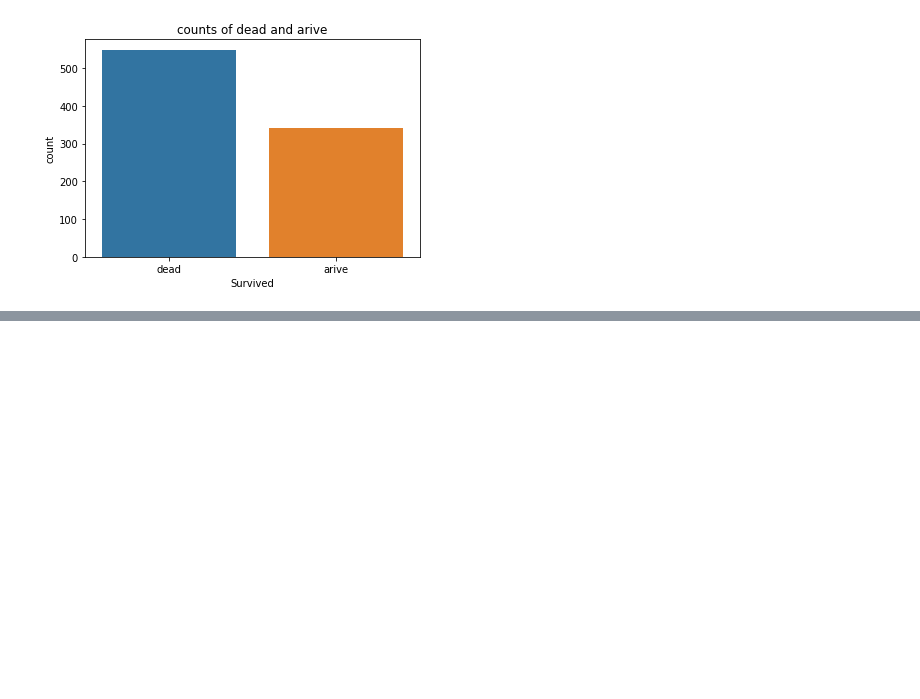
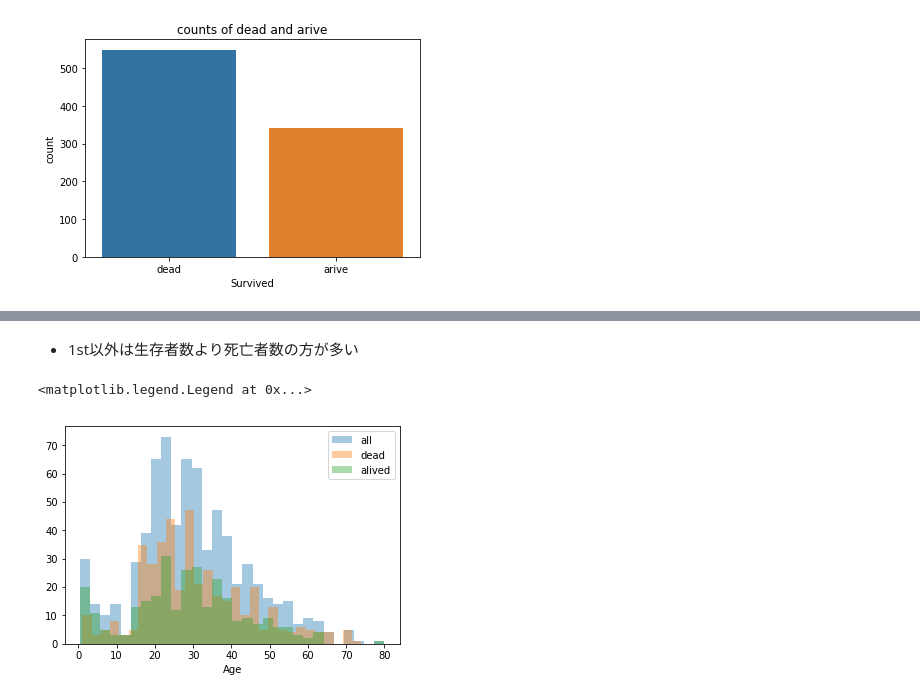
Before and after one commit to aki-06/Titanic, a Jupyter notebook: titanic.ipynb, the cells around one changed output, grey strips where cells are left out. Cells and saved outputs as stored; diff of their text form; code cells hidden in the pictures; blank space fills up the shorter version.

```diff
--- a/titanic.ipynb
+++ b/titanic.ipynb
@@ -173,0 +204,18 @@ Name: Survived, dtype: int64
+# %% [markdown]
+- 1st以外は生存者数より死亡者数の方が多い
+# %%
+# 年齢の分布
+
+# 全体のヒストグラム
+sns.distplot(df_train['Age'].dropna(), kde=False, bins=30, label='all')
+
+# 死亡者のヒストグラム
+sns.distplot(df_train[df_train['Survived'] == 0].Age.dropna(), kde=False, bins=30, label='dead')
+
+# 生存者のヒストグラム
+sns.distplot(df_train[df_train['Survived'] == 1].Age.dropna(), kde=False, bins=30, label='alived')
+
+plt.legend()
+# %% [output]
+<matplotlib.legend.Legend at 0x...>
+[figure, added]
```
Also changed, not shown: parts of 21 cells of this notebook.
